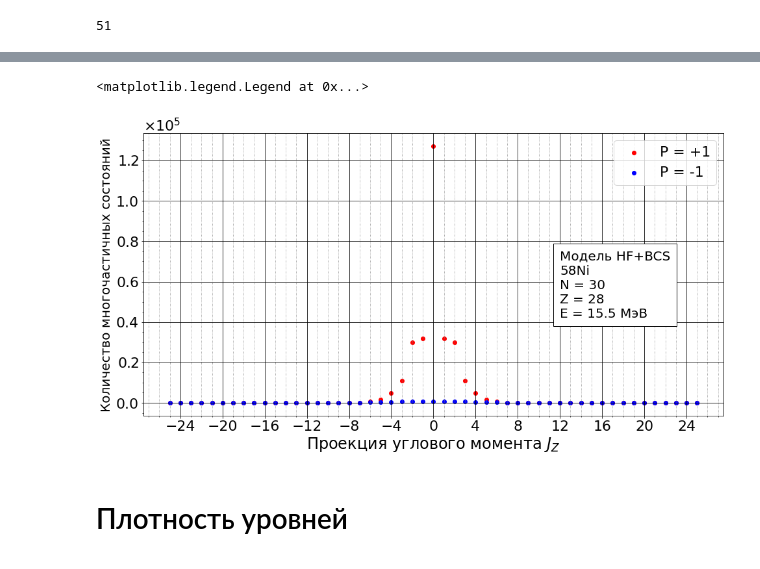
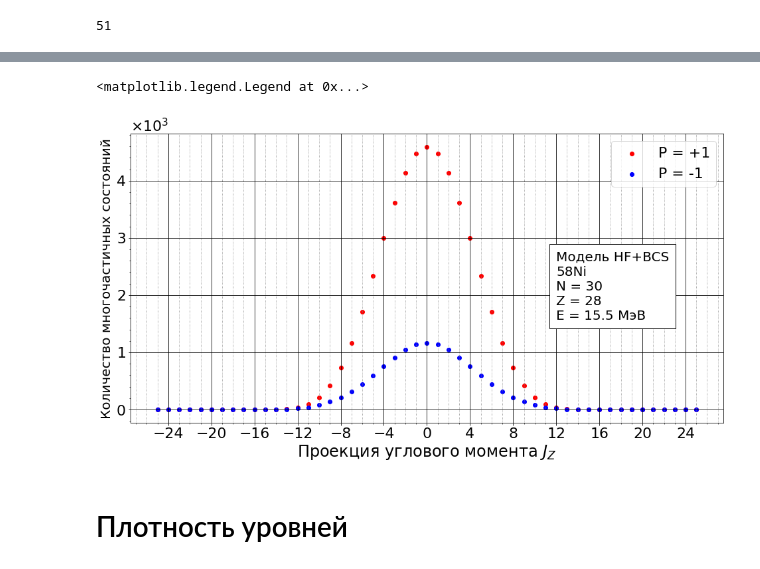
Before and after one commit to leonidtrofimov001/Level-Density, a Jupyter notebook: project_pairing HF_BCS.ipynb, the cells around one changed output, grey strips where cells are left out. Cells and saved outputs as stored; diff of their text form; code cells hidden in the pictures.

Commit message:
Changes in Delta

```diff
--- a/project_pairing HF_BCS.ipynb
+++ b/project_pairing HF_BCS.ipynb
@@ -91,8 +92,9 @@ import re
 # %%
 nucleus = '58Ni'
 U = 30
-file = 'SLy4/Ni58_SGII (1).1'
+file = 'SLy4/Ni58_BCSd/Ni58_SLy4.1'
 pairs_2Delta = False # True of False
+new_Delta_flag = False
 # %%
 # Определение массового числа [A], числа протонов [N_p] и нейтронов [N_n] из [nucleus]
 
@@ -147,7 +149,7 @@ for line in p_lines:
         proton_nstates += 1
         proton_energies.append(float(line[3]))
         proton_j2.append(j2)
-        proton_allocation.append(line[5])
+        proton_allocation.append(float(line[5])/(j2+1))
         proton_parity.append((1,-1)[int(float(line[1]))%2])
 
     for i in range(int((j2+1)/2)):
@@ -171,7 +173,7 @@ for line in n_lines:
         neutron_nstates += 1
         neutron_energies.append(float(line[3]))
         neutron_j2.append(j2)
-        neutron_allocation.append(line[5])
+        neutron_allocation.append(float(line[5])/(j2+1))
         neutron_parity.append((1,-1)[int(float(line[1]))%2])
 
     for i in range(int((j2+1)/2)):
@@ -971,0 +1016,25 @@ for i in range(U+energy_step):
+# %%
+smoothing = 3
+Jz_array_parityP_smooth = {}
+Jz_array_parityN_smooth = {}
+
+Jz_array_parityP_smooth[0] = Jz_array_parityP[0]
+Jz_array_parityN_smooth[0] = Jz_array_parityN[0]
+
+for i in range(1, len(Jz_array_parityP)-smoothing+2):
+    Jz_array_parityP_smooth[i] = 0
+    Jz_array_parityN_smooth[i] = 0
+
+    for j in range(0, smoothing):
+        Jz_array_parityP_smooth[i] += np.array(Jz_array_parityP[i-1+j])
+        Jz_array_parityN_smooth[i] += np.array(Jz_array_parityN[i-1+j])
+
+    Jz_array_parityP_smooth[i] = list(np.int64(Jz_array_parityP_smooth[i]/smoothing))
+    Jz_array_parityN_smooth[i] = list(np.int64(Jz_array_parityN_smooth[i]/smoothing))
+
+
+Jz_array_parityP_smooth[U] = Jz_array_parityP[U]
+Jz_array_parityN_smooth[U] = Jz_array_parityN[U]
+
+for i in range(U):
+    print(Jz_array_parityP_smooth[i])
@@ -974,36 +1061,39 @@ current_energy = 15
 fig, graph = plt.subplots(figsize=(16, 8))
 
 graph.set_xlabel("Проекция углового момента $J_Z$", fontsize=24)
 graph.set_ylabel("Количество многочастичных состояний", fontsize=20)
 
 # plt.rcParams.update({'font.size': 20})
 
 graph.xaxis.set_major_locator(ticker.MultipleLocator(4))
 graph.grid(which='major', color='k')
 graph.minorticks_on()
 graph.grid(axis='x', which='minor', color='gray', linestyle=':')
 
-graph.scatter(axis_J_array, Jz_array_parityP[current_energy], color='red', linewidths=1, label='P = +1')
-graph.scatter(axis_J_array, Jz_array_parityN[current_energy], color='blue', linewidths=1, label='P = -1')
+# graph.scatter(axis_J_array, Jz_array_parityP[current_energy], color='red', linewidths=1, label='P = +1')
+# graph.scatter(axis_J_array, Jz_array_parityN[current_energy], color='blue', linewidths=1, label='P = -1')
+
+graph.scatter(axis_J_array, Jz_array_parityP_smooth[current_energy], color='red', linewidths=1, label='P = +1')
+graph.scatter(axis_J_array, Jz_array_parityN_smooth[current_energy], color='blue', linewidths=1, label='P = -1')
 
 # graph.set_yscale('log')
 
 textHeight = max(Jz_array_parityP[current_energy][int(j2z_limit/2)], Jz_array_parityN[current_energy][int(j2z_limit/2)]) / 3
 graph.text(12, textHeight, f'Модель HF+BCS\n'
                     f'{A}Ni\n'
                     f'N = {N_n}\n'
                     f'Z = {N_p}\n'
                     f'E = 15.5 МэВ',
            bbox={'facecolor': 'white', 'alpha': 1, 'pad': 10}, fontsize=20)
 
 formatter = ticker.ScalarFormatter(useMathText=True)
 formatter.set_scientific(True)
 formatter.set_powerlimits((-1,1))
 graph.yaxis.set_major_formatter(formatter)
 graph.legend()
 # %% [output]
 <matplotlib.legend.Legend at 0x...>
-[figure, old version]
+[figure, new version]
 # %% [markdown]
 # Плотность уровней
 # %%
```
Also changed, not shown: parts of 25 cells of this notebook.
